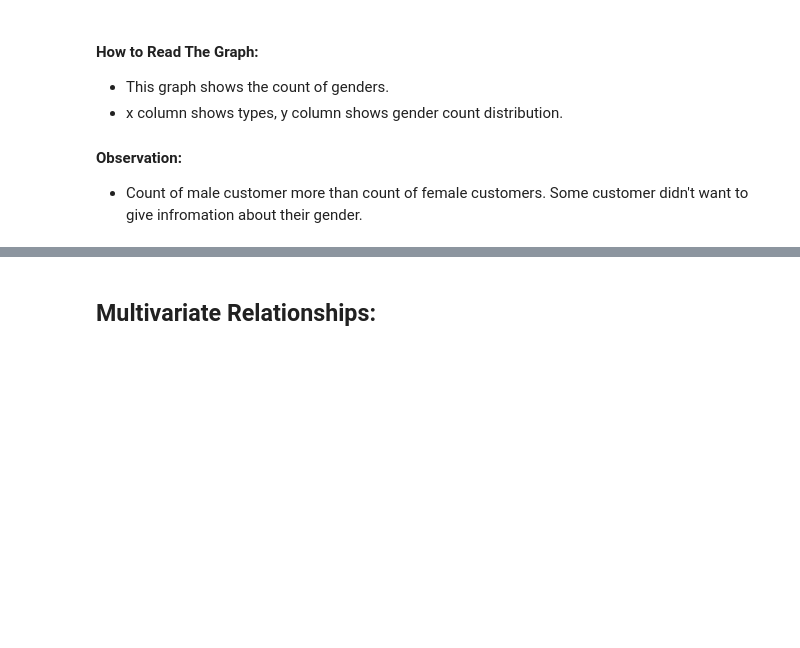
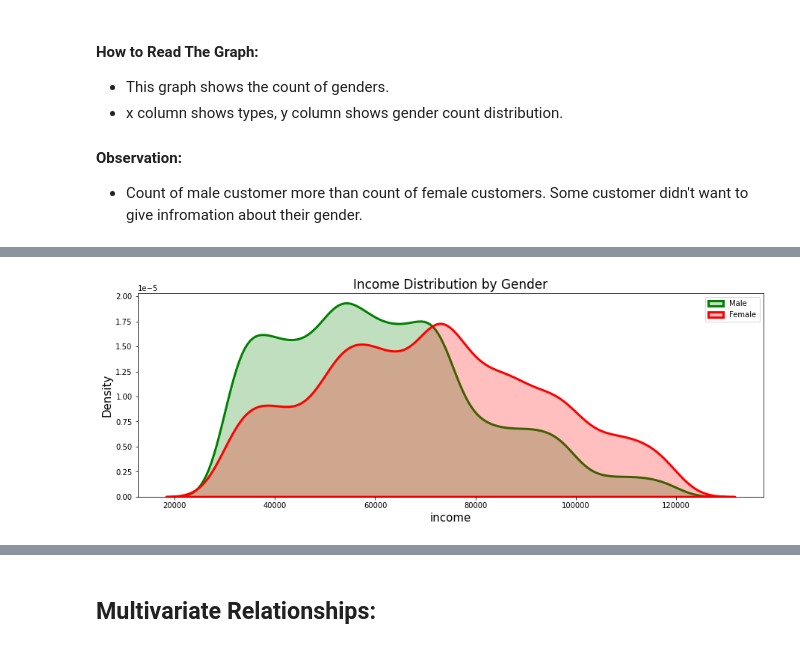
Before and after one commit to ElifKarakutukDinc/Starbucks-, a Jupyter notebook: Starbucks_customer.ipynb, the cells around one changed output, grey strips where cells are left out. Cells and saved outputs as stored; diff of their text form; code cells hidden in the pictures; blank space fills up the shorter version.

```diff
--- a/Starbucks_customer.ipynb
+++ b/Starbucks_customer.ipynb
@@ -474,0 +483,15 @@ countplot_viz(
+# %%
+distplot_viz(
+    profile,
+    "income",
+    "gender",
+    "M",
+    "F",
+    "Male",
+    "Female",
+    "Income Distribution by Gender",
+    color1="green",
+    color2="red",
+)
+# %% [output]
+[figure, added]
```
Also changed, not shown: parts of 17 cells of this notebook, 1 other file.
